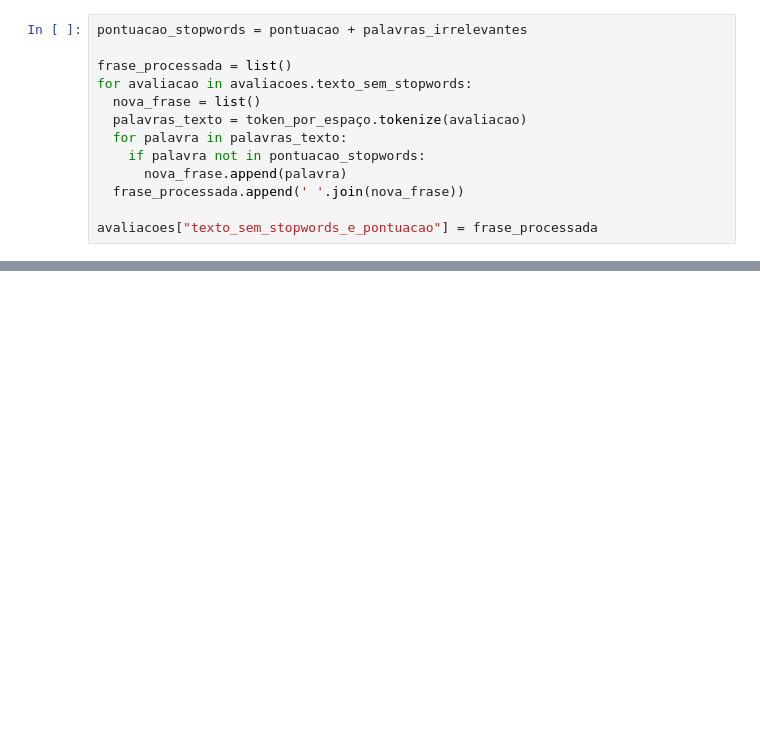
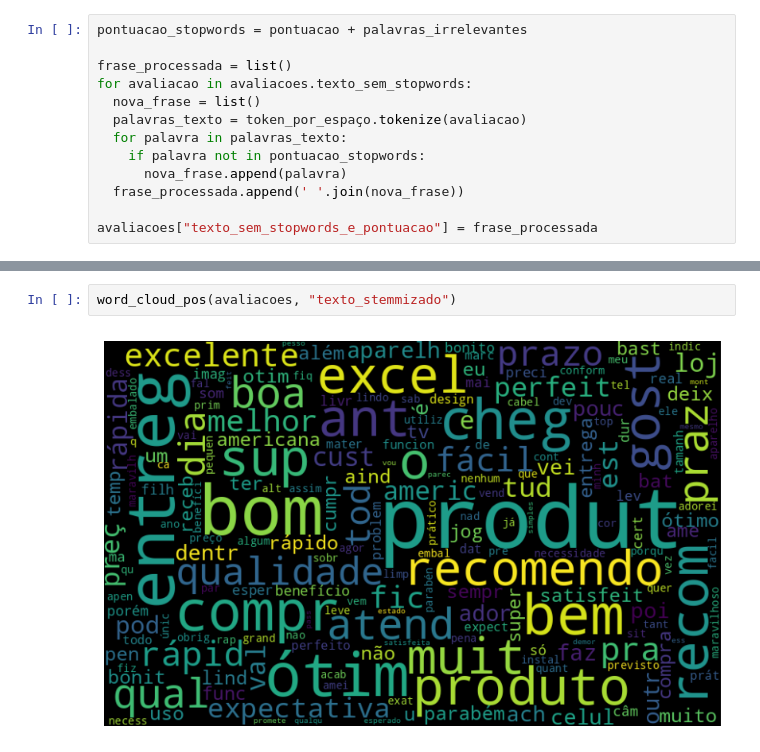
Before and after one commit to Nathtaba/Classificador_Sentimentos_ML, a Jupyter notebook: ClassificadorSentimentos_Avaliacoes.ipynb, the cells around one changed output, grey strips where cells are left out. Cells and saved outputs as stored; diff of their text form; blank space fills up the shorter version.

```diff
--- a/ClassificadorSentimentos_Avaliacoes.ipynb
+++ b/ClassificadorSentimentos_Avaliacoes.ipynb
@@ -323,0 +347,4 @@ print(treinar_modelo(avaliacoes, "texto_sem_stopwords_e_pontuacao", "polarity"))
+# %%
+word_cloud_pos(avaliacoes, "texto_stemmizado")
+# %% [output]
+[figure, added]
```
Also changed, not shown: parts of 28 cells of this notebook.
